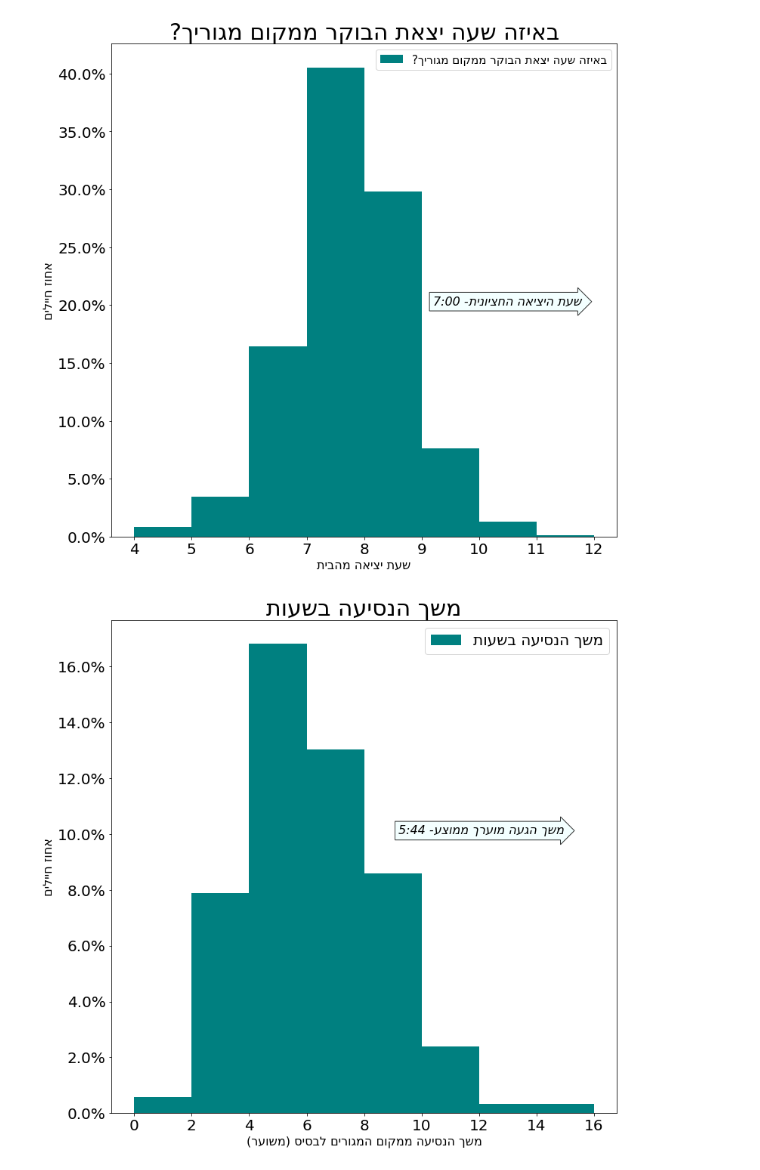
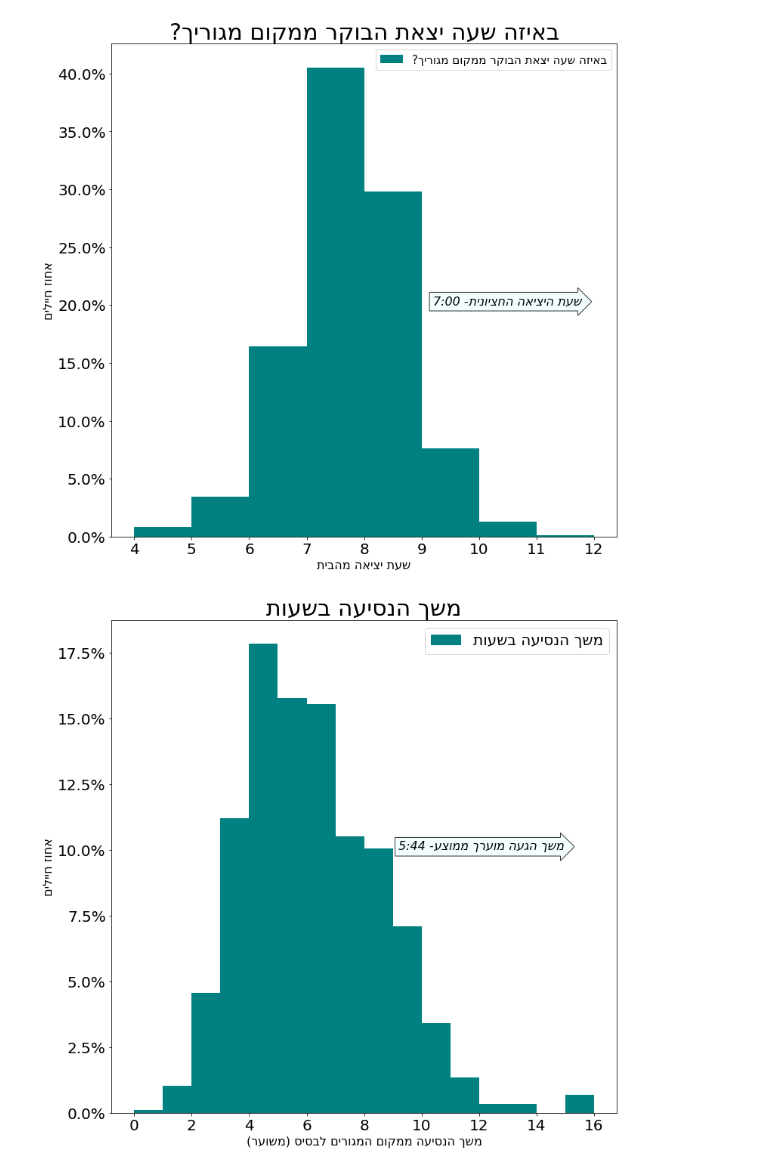
Before and after one commit to rabi320/Data-Analysis-IDF-Transportation, a Jupyter notebook: 261221.ipynb, the cells around one changed output. Saved outputs shown, nothing was run; the diff lists cells and outputs as text; code cells hidden in the pictures.

```diff
--- a/261221.ipynb
+++ b/261221.ipynb
@@ -213,19 +213,20 @@ plt.show()
 [figure]
 # %%
 df = pd.DataFrame(all_data[all_data.columns[51]])
-ax = df.plot(kind = 'hist',density = True,bins = 8,color = 'teal', figsize = (12,12))
+df = df.dropna()
+ax = df.plot(kind = 'hist',density = True,bins = 16,color = 'teal', figsize = (12,12))
 plt.xticks(size = 20)
 plt.yticks(size = 20)
 title_text = "משך הנסיעה בשעות"
 plt.title(title_text[::-1],size = 30)
 plt.legend([title_text[::-1]],fontsize = 20)
 
 plt.ylabel("אחוז חיילים"[::-1], size = 16)
 plt.xlabel("משך הנסיעה ממקום המגורים לבסיס )משוער("[::-1], size = 16)
 text = f"משך הגעה מוערך ממוצע- {str(int((df.mean() - int(df.mean()))*60))[::-1]}:{int(df.mean())}"
 ax.text(9.2,0.1,text[::-1], size = 16,style = 'italic',bbox=dict(facecolor='azure',alpha=0.8, edgecolor='black', boxstyle='rarrow,pad=0.3'))
 fmt = '%.0f%%' # Format you want the ticks, e.g. '40%'
 ax.yaxis.set_major_formatter(mtick.PercentFormatter(1.0))
 plt.show()
 # %% [output]
-[figure, old version]
+[figure, new version]
```
Also changed, not shown: parts of 4 cells of this notebook.
